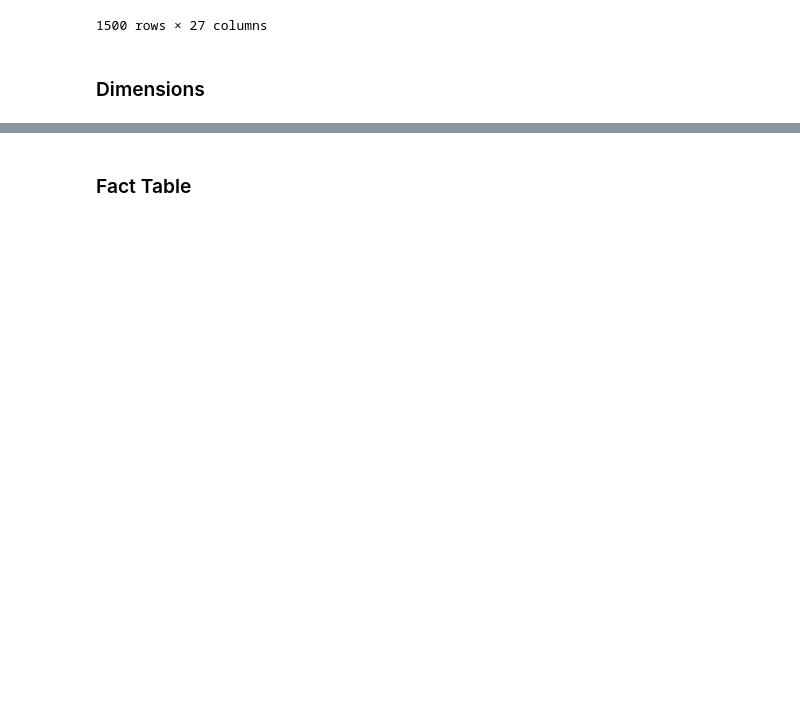
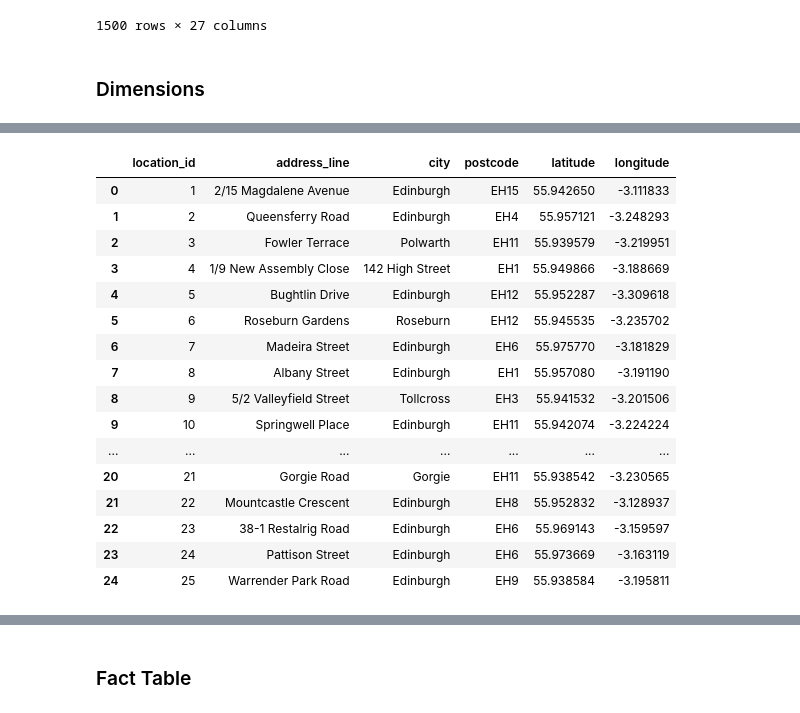
Before and after one commit to AnnieFiB/OtherProjects, a Jupyter notebook: DataEngineering/API_WebScr/zooplaAPIpresentation.ipynb, the cells around one changed output, grey strips where cells are left out. Saved outputs shown, nothing was run; the diff lists cells and outputs as text; code cells hidden in the pictures; blank space fills up the shorter version.

```diff
--- a/DataEngineering/API_WebScr/zooplaAPIpresentation.ipynb
+++ b/DataEngineering/API_WebScr/zooplaAPIpresentation.ipynb
@@ -197,8 +236,28 @@ dim_agent["agent_id"] = dim_agent.index + 1
 # %%
 # Location Dimension : for geospatial and address data
 location_cols = ["address_line", "city", "postcode", "latitude", "longitude"]
 dim_location = df_clean[location_cols].drop_duplicates().reset_index(drop=True)
 dim_location["location_id"] = dim_location.index + 1
+dim_location = dim_location[["location_id", "address_line", "city", "postcode", "latitude", "longitude"]]
+dim_location
+# %% [output]
+|  | location_id | address_line | city | postcode | latitude | longitude |
+| 0 | 1 | 2/15 Magdalene Avenue | Edinburgh | EH15 | 55.942650 | -3.111833 |
+| 1 | 2 | Queensferry Road | Edinburgh | EH4 | 55.957121 | -3.248293 |
+| 2 | 3 | Fowler Terrace | Polwarth | EH11 | 55.939579 | -3.219951 |
+| 3 | 4 | 1/9 New Assembly Close | 142 High Street | EH1 | 55.949866 | -3.188669 |
+| 4 | 5 | Bughtlin Drive | Edinburgh | EH12 | 55.952287 | -3.309618 |
+| 5 | 6 | Roseburn Gardens | Roseburn | EH12 | 55.945535 | -3.235702 |
+| 6 | 7 | Madeira Street | Edinburgh | EH6 | 55.975770 | -3.181829 |
+| 7 | 8 | Albany Street | Edinburgh | EH1 | 55.957080 | -3.191190 |
+| 8 | 9 | 5/2 Valleyfield Street | Tollcross | EH3 | 55.941532 | -3.201506 |
+| 9 | 10 | Springwell Place | Edinburgh | EH11 | 55.942074 | -3.224224 |
+| ... | ... | ... | ... | ... | ... | ... |
+| 20 | 21 | Gorgie Road | Gorgie | EH11 | 55.938542 | -3.230565 |
+| 21 | 22 | Mountcastle Crescent | Edinburgh | EH8 | 55.952832 | -3.128937 |
+| 22 | 23 | 38-1 Restalrig Road | Edinburgh | EH6 | 55.969143 | -3.159597 |
+| 23 | 24 | Pattison Street | Edinburgh | EH6 | 55.973669 | -3.163119 |
+| 24 | 25 | Warrender Park Road | Edinburgh | EH9 | 55.938584 | -3.195811 |
 # %%
 # Property Attributes Dimension : for property features
 attribute_cols = [
```
Also changed, not shown: parts of 10 cells of this notebook, 3 other files.
